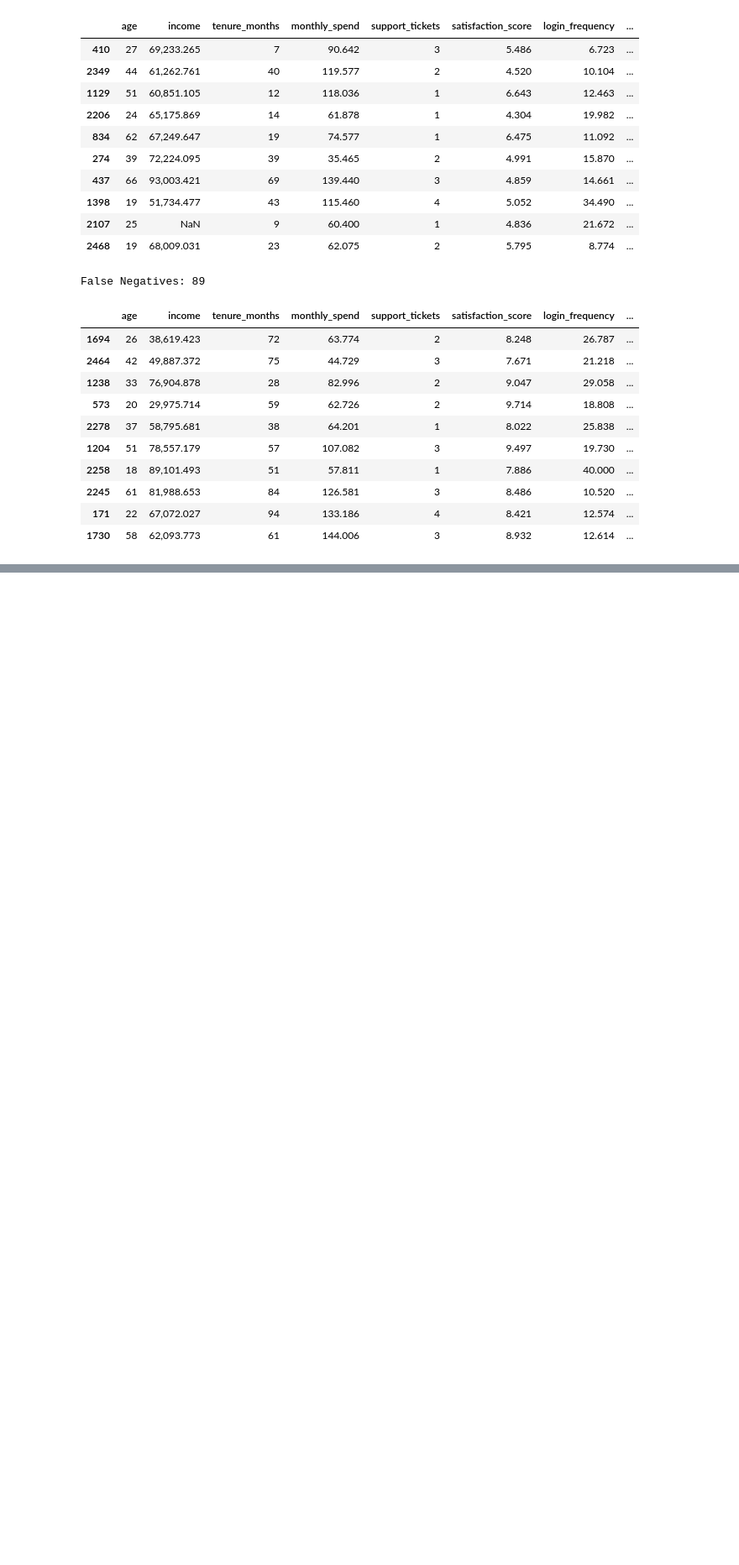
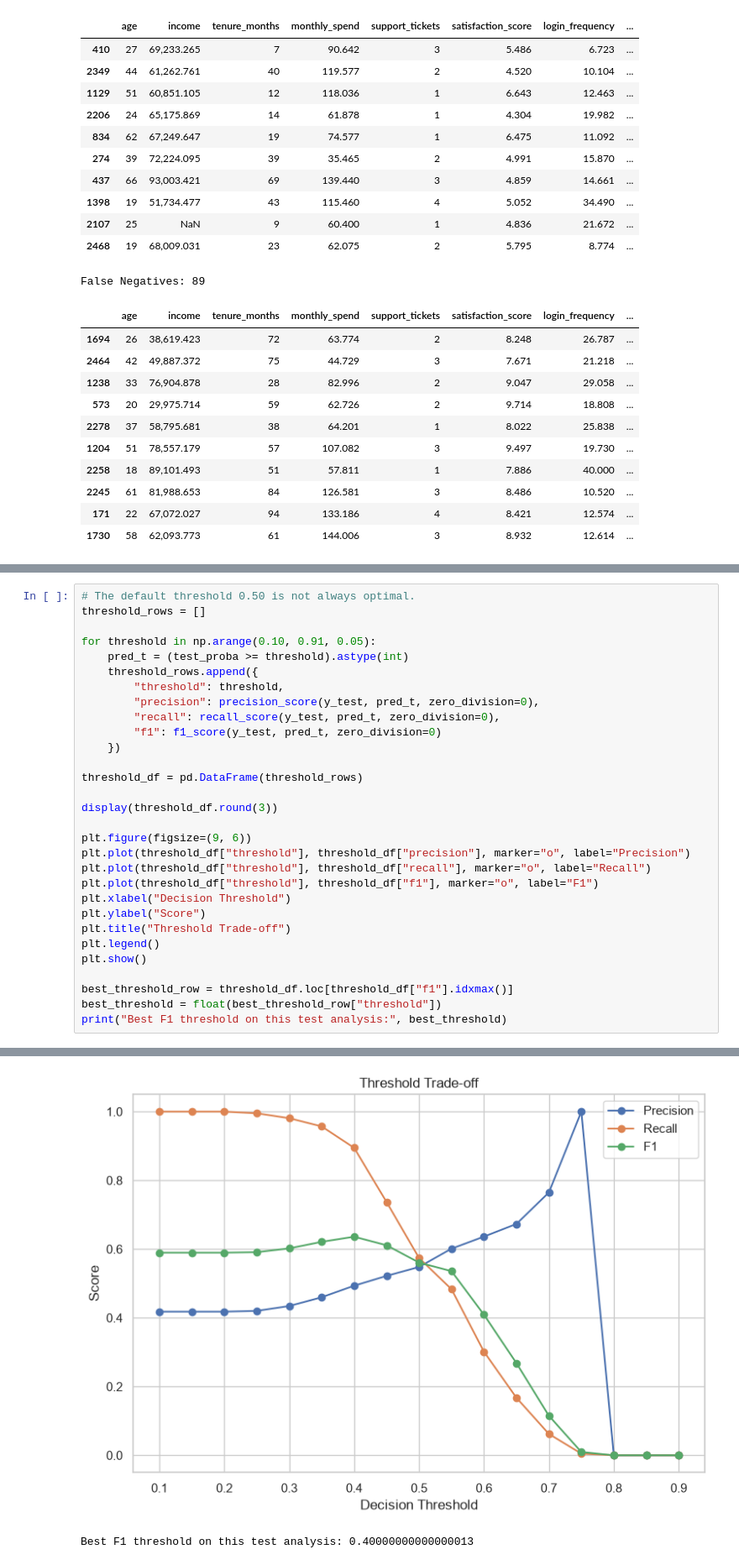
Before and after one commit to Princeg1204/AI_ML_Training, a Jupyter notebook: Jupyter_5/End_to_End_ML_Pipeline.ipynb, the cells around one changed output, grey strips where cells are left out. Shown at 84% size. Drawn from its saved outputs; the diff is of its cells as text; blank space fills up the shorter version.

```diff
--- a/Jupyter_5/End_to_End_ML_Pipeline.ipynb
+++ b/Jupyter_5/End_to_End_ML_Pipeline.ipynb
@@ -1106,0 +1109,31 @@ False Negatives: 89
+# %%
+# The default threshold 0.50 is not always optimal.
+threshold_rows = []
+
+for threshold in np.arange(0.10, 0.91, 0.05):
+    pred_t = (test_proba >= threshold).astype(int)
+    threshold_rows.append({
+        "threshold": threshold,
+        "precision": precision_score(y_test, pred_t, zero_division=0),
+        "recall": recall_score(y_test, pred_t, zero_division=0),
+        "f1": f1_score(y_test, pred_t, zero_division=0)
+    })
+
+threshold_df = pd.DataFrame(threshold_rows)
+
+display(threshold_df.round(3))
+
+plt.figure(figsize=(9, 6))
+plt.plot(threshold_df["threshold"], threshold_df["precision"], marker="o", label="Precision")
+plt.plot(threshold_df["threshold"], threshold_df["recall"], marker="o", label="Recall")
+plt.plot(threshold_df["threshold"], threshold_df["f1"], marker="o", label="F1")
+plt.xlabel("Decision Threshold")
+plt.ylabel("Score")
+plt.title("Threshold Trade-off")
+plt.legend()
+plt.show()
+
+best_threshold_row = threshold_df.loc[threshold_df["f1"].idxmax()]
+best_threshold = float(best_threshold_row["threshold"])
+print("Best F1 threshold on this test analysis:", best_threshold)
+# %% [output]
@@ -1106,0 +1158,2 @@ False Negatives: 89
+[figure, added]
+Best F1 threshold on this test analysis: 0.40000000000000013
```
Also changed, not shown: parts of 9 cells of this notebook.
